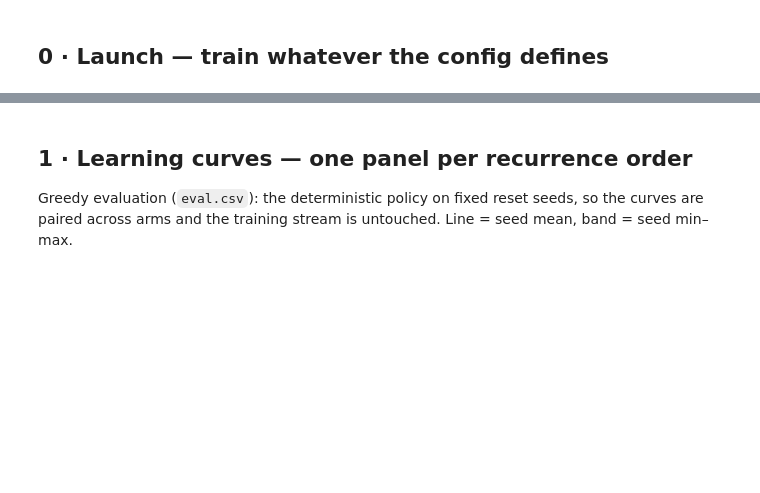
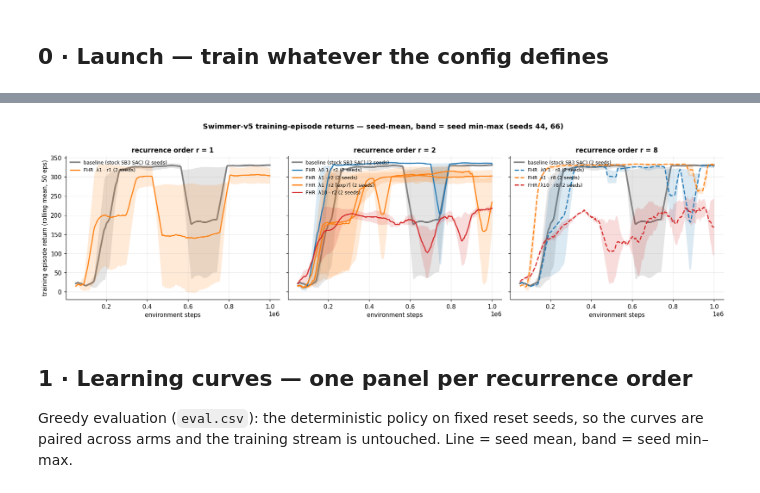
Before and after one commit to Souparna-Mandal/Low-Rank-RL-TL, a Jupyter notebook: experiments/stable_baselines_3/swimmer/exp1_fhrsac_results.ipynb, the cells around one changed output, grey strips where cells are left out. Cells and saved outputs as stored; diff of their text form; code cells hidden in the pictures; blank space fills up the shorter version.

```diff
--- a/experiments/stable_baselines_3/swimmer/exp1_fhrsac_results.ipynb
+++ b/experiments/stable_baselines_3/swimmer/exp1_fhrsac_results.ipynb
@@ -156,3 +171,59 @@ print({l: ARMS[l][0] for l in ARMS})
+# %%
+# Training plots: per-episode training returns (rewards.csv) vs cumulative
+# env steps. Self-contained — only needs the §0 loader (ARMS/INFO/run_dirs).
+SMOOTH = 50   # episodes in the rolling mean
+
+def train_curves(arm, window=SMOOTH):
+    cs = []
+    for s, d in run_dirs(arm):
+        rows = list(csv.DictReader(open(d / "rewards.csv")))
+        if not rows:
+            continue
+        x = np.cumsum([float(r["steps"]) for r in rows])
+        y = np.array([float(r["reward"]) for r in rows])
+        w = max(1, min(window, len(y)))
+        y = np.convolve(y, np.ones(w) / w, mode="valid")
+        cs.append((s, x[w - 1:], y))
+    return cs
+
+def train_band(ax, label, colr=None, ls=None, lw=1.9, alpha=0.95,
+               band_alpha=0.16, zorder=2):
+    cs = train_curves(ARMS[label][0])
+    if not cs:
+        return
+    grid = np.linspace(max(x[0] for _, x, _ in cs),
+                       min(x[-1] for _, x, _ in cs), 400)
+    Y = np.stack([np.interp(grid, x, y) for _, x, y in cs])
+    colr = colr or ARMS[label][1]
+    ls = ls or INFO[label].get("ls", "-")
+    if len(cs) > 1:
+        ax.fill_between(grid, Y.min(0), Y.max(0), color=colr,
+                        alpha=band_alpha, lw=0, zorder=zorder - 1)
+    ax.plot(grid, Y.mean(0), lw=lw, ls=ls, color=colr, alpha=alpha,
+            zorder=zorder, label=f"{label} ({len(cs)} seeds)")
+
+TGROUPS = [(f"recurrence order r = {o}", labels_order(o)) for o in ORDERS]
+TGROUPS = [(t, ls_) for t, ls_ in TGROUPS if ls_]
+if TGROUPS:
+    fig, axes = plt.subplots(1, len(TGROUPS),
+                             figsize=(5.4 * len(TGROUPS), 4.6),
+                             sharey=True, squeeze=False)
+    for ax, (title, labels) in zip(axes.ravel(), TGROUPS):
+        if BASE:
+            train_band(ax, BASE, "gray", ls="-", lw=2.6, alpha=1.0,
+                       band_alpha=0.20, zorder=1)
+        for label in labels:
+            train_band(ax, label)
+        ax.set(title=title, xlabel="environment steps")
+        ax.legend(fontsize=8, loc="upper left")
+    axes[0, 0].set_ylabel(f"training episode return "
+                          f"(rolling mean, {SMOOTH} eps)")
+    fig.suptitle(f"{CFG['environment']['name']} training-episode returns — "
+                 f"seed-mean, band = seed min-max (seeds {', '.join(SEEDS)})",
+                 fontweight="bold", y=1.02)
+    plt.tight_layout()
+# %% [output]
+[figure, added]
 # %% [markdown]
 ## 1 · Learning curves — one panel per recurrence order
 
```
Also changed, not shown: parts of 11 cells of this notebook, 23 other files.
